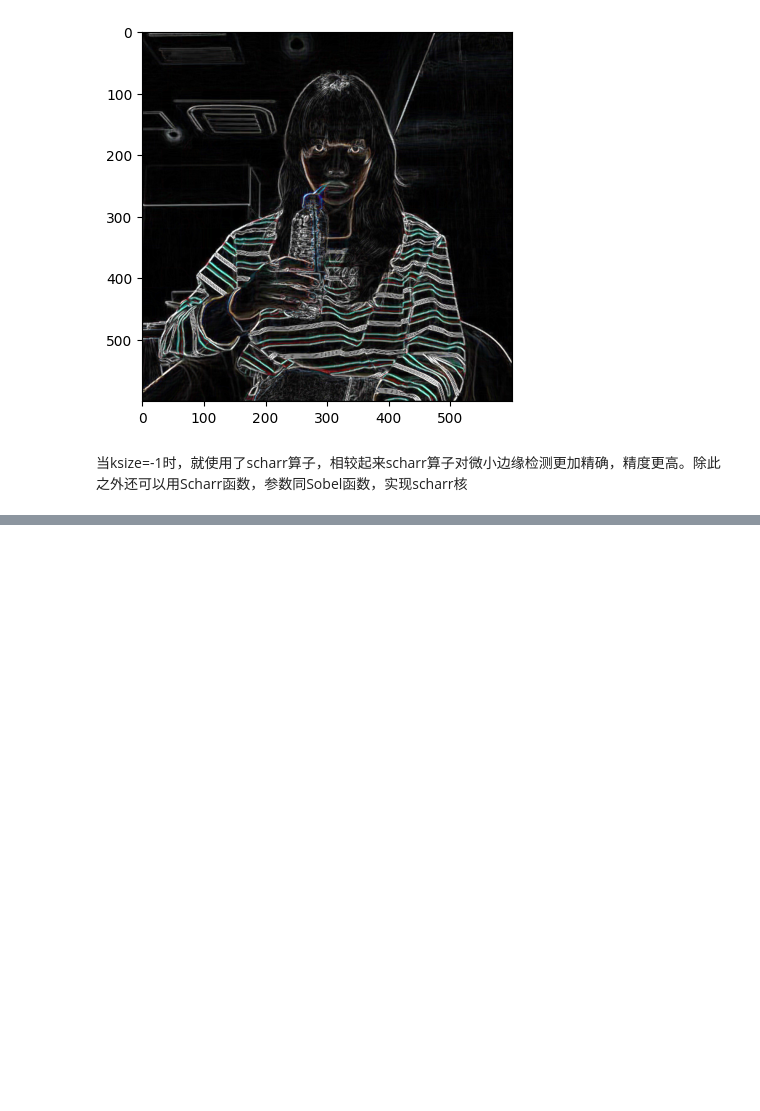
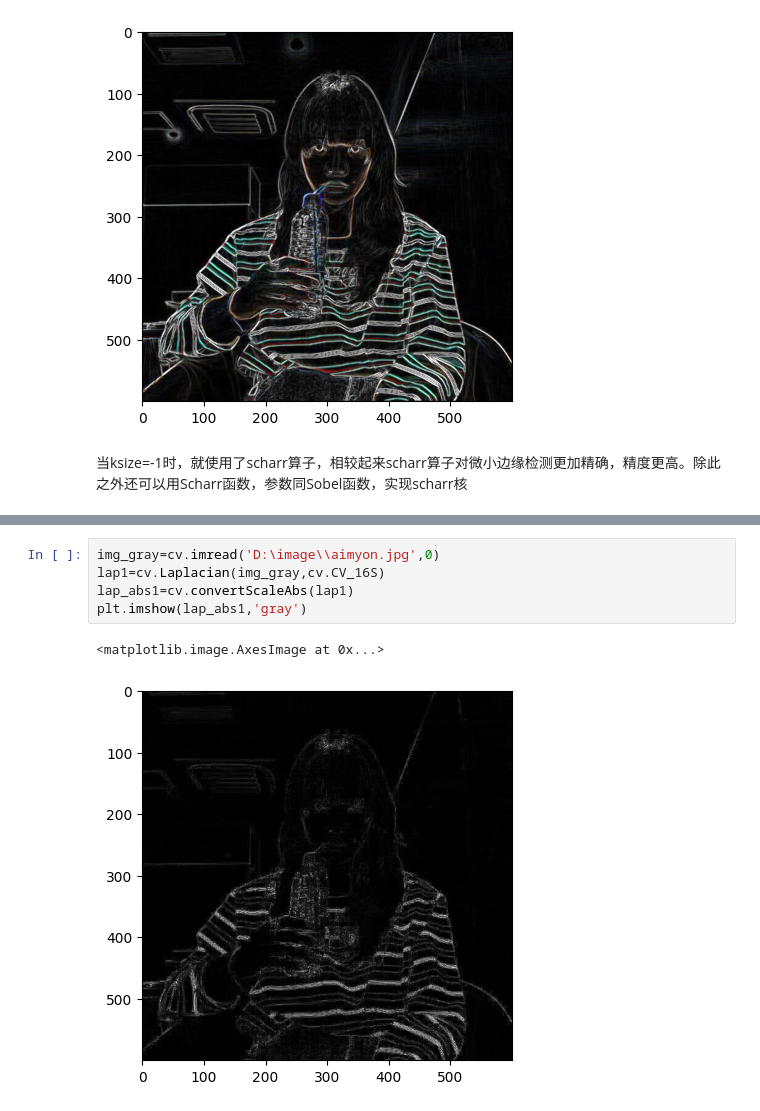
Before and after one commit to Aimyon69/Opencv, a Jupyter notebook: edgeDetection/test.ipynb, the cells around one changed output, grey strips where cells are left out. Saved outputs shown, nothing was run; the diff lists cells and outputs as text; blank space fills up the shorter version.

```diff
--- a/edgeDetection/test.ipynb
+++ b/edgeDetection/test.ipynb
@@ -37,0 +49,8 @@ plt.imshow(result1[:,:,::-1])
+# %%
+img_gray=cv.imread('D:\image\\aimyon.jpg',0)
+lap1=cv.Laplacian(img_gray,cv.CV_16S)
+lap_abs1=cv.convertScaleAbs(lap1)
+plt.imshow(lap_abs1,'gray')
+# %% [output]
+<matplotlib.image.AxesImage at 0x...>
+[figure, added]
```
Also changed, not shown: parts of 15 cells of this notebook, 2 other files.
